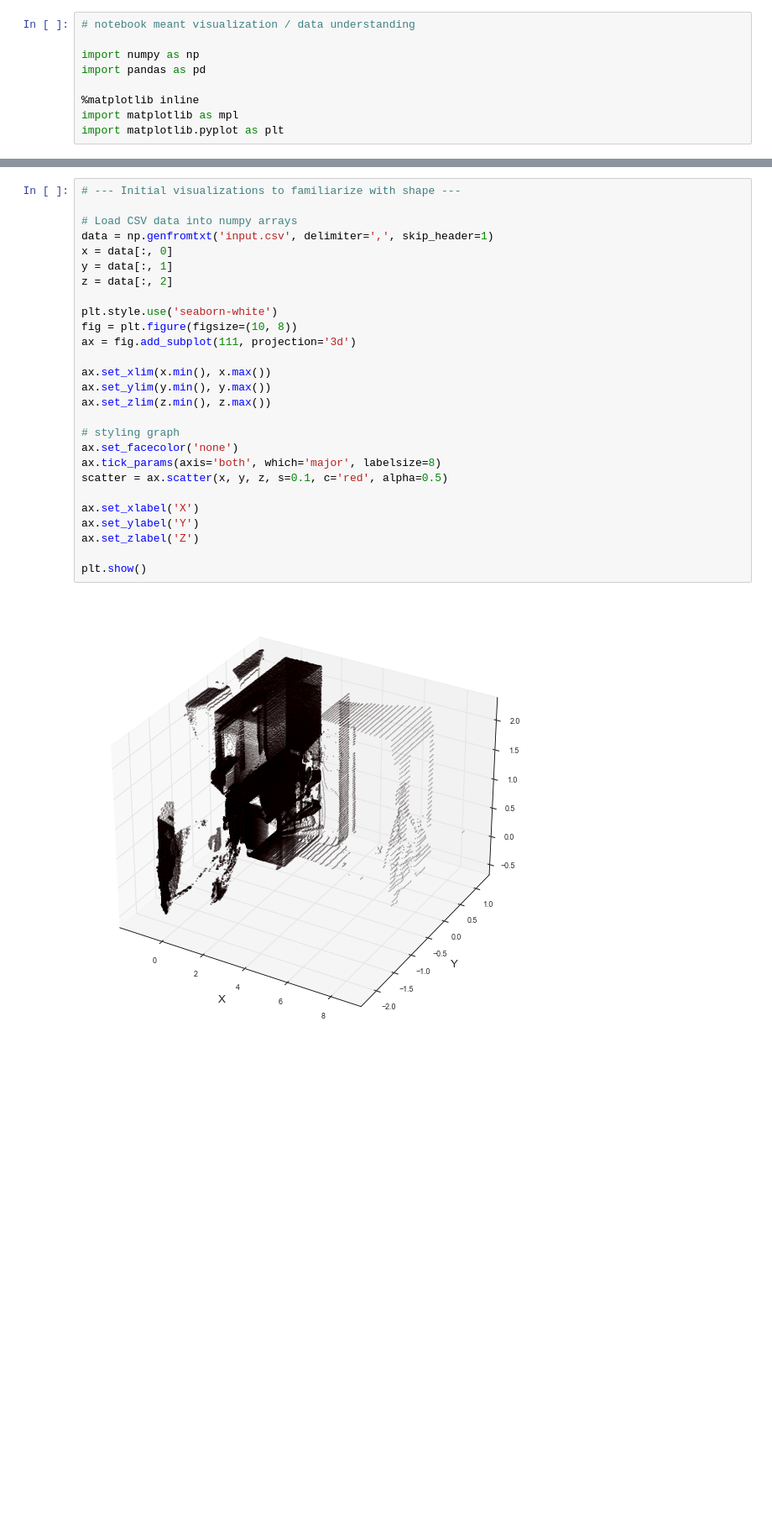
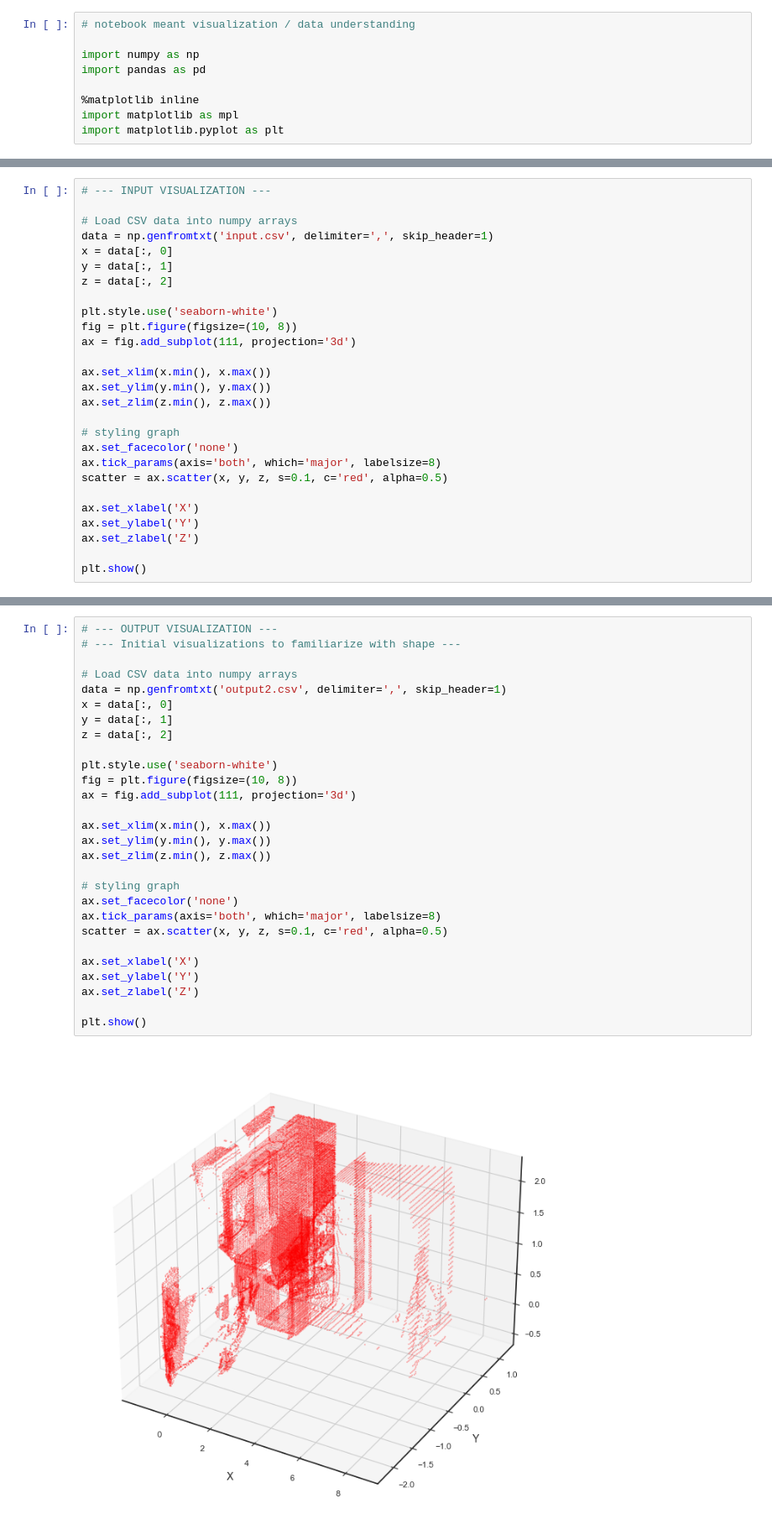
Before and after one commit to matth101/pointcloud-downsampling, a Jupyter notebook: downsampler.ipynb, the cells around one changed output, grey strips where cells are left out. Shown at 84% size. Cells and saved outputs as stored; diff of their text form; blank space fills up the shorter version.

```diff
--- a/downsampler.ipynb
+++ b/downsampler.ipynb
@@ -15,0 +43,27 @@ pointcloud.describe()
+# %%
+# --- INPUT VISUALIZATION ---
+
+# Load CSV data into numpy arrays
+data = np.genfromtxt('input.csv', delimiter=',', skip_header=1)
+x = data[:, 0]
+y = data[:, 1]
+z = data[:, 2]
+
+plt.style.use('seaborn-white')
+fig = plt.figure(figsize=(10, 8))
+ax = fig.add_subplot(111, projection='3d')
+
+ax.set_xlim(x.min(), x.max())
+ax.set_ylim(y.min(), y.max())
+ax.set_zlim(z.min(), z.max())
+
+# styling graph
+ax.set_facecolor('none')
+ax.tick_params(axis='both', which='major', labelsize=8)
+scatter = ax.scatter(x, y, z, s=0.1, c='red', alpha=0.5)
+
+ax.set_xlabel('X')
+ax.set_ylabel('Y')
+ax.set_zlabel('Z')
+
+plt.show()
@@ -16,29 +72,30 @@ pointcloud.describe()
 # %%
+# --- OUTPUT VISUALIZATION ---
 # --- Initial visualizations to familiarize with shape ---
 
 # Load CSV data into numpy arrays
-data = np.genfromtxt('input.csv', delimiter=',', skip_header=1)
+data = np.genfromtxt('output2.csv', delimiter=',', skip_header=1)
 x = data[:, 0]
 y = data[:, 1]
 z = data[:, 2]
 
 plt.style.use('seaborn-white')
 fig = plt.figure(figsize=(10, 8))
 ax = fig.add_subplot(111, projection='3d')
 
 ax.set_xlim(x.min(), x.max())
 ax.set_ylim(y.min(), y.max())
 ax.set_zlim(z.min(), z.max())
 
 # styling graph
 ax.set_facecolor('none')
 ax.tick_params(axis='both', which='major', labelsize=8)
 scatter = ax.scatter(x, y, z, s=0.1, c='red', alpha=0.5)
 
 ax.set_xlabel('X')
 ax.set_ylabel('Y')
 ax.set_zlabel('Z')
 
 plt.show()
 # %% [output]
-[figure, old version]
+[figure, new version]
```
Also changed, not shown: parts of 4 cells of this notebook, 4 other files.
